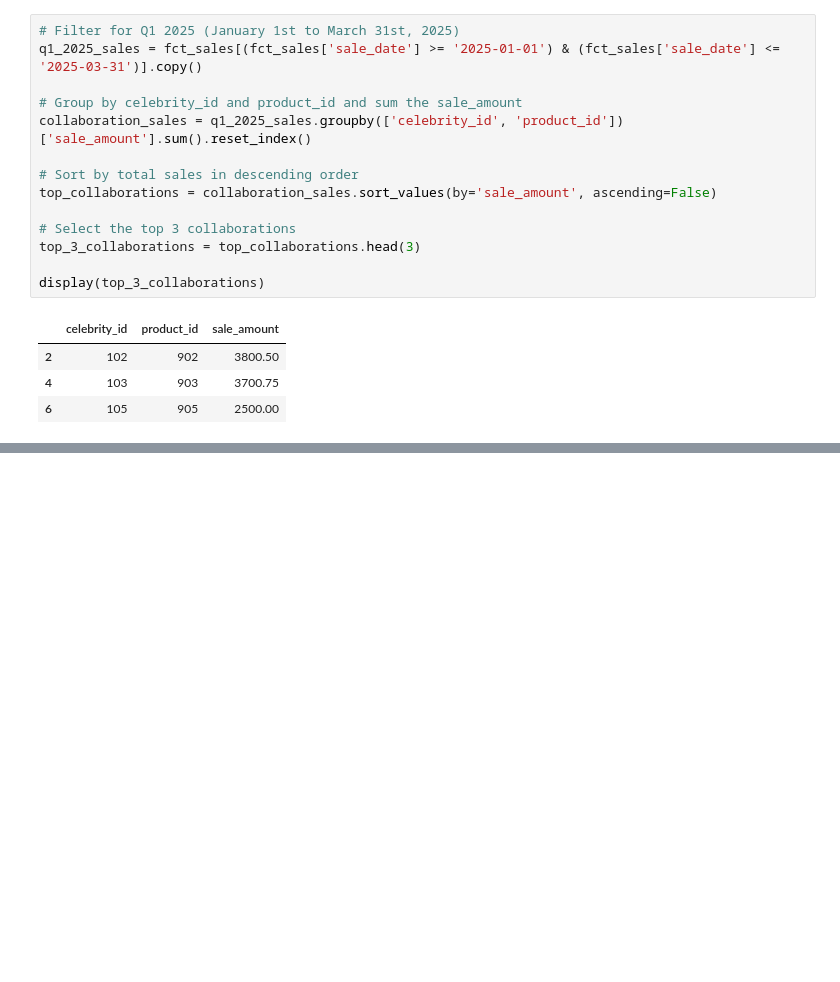
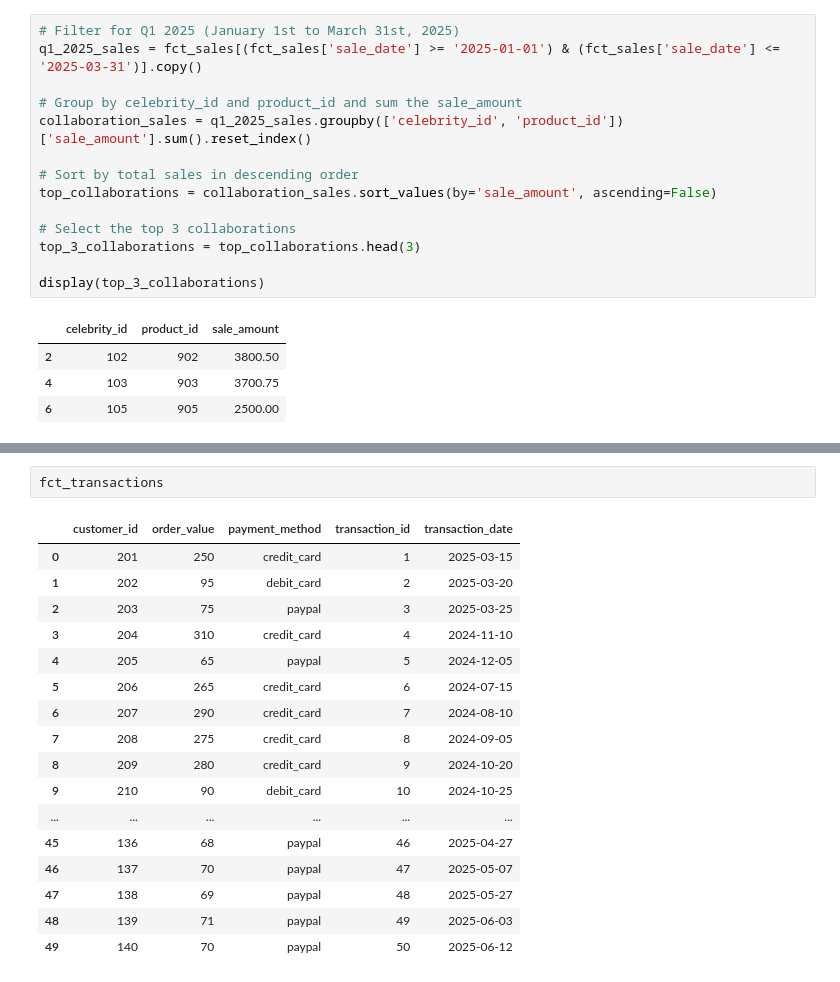
Before and after one commit to Haris-09/Python-Summer-Party-Challenge, a Jupyter notebook: Python_Summer_Party.ipynb, the cells around one changed output, grey strips where cells are left out. Saved outputs shown, nothing was run; the diff lists cells and outputs as text; blank space fills up the shorter version.

```diff
--- a/Python_Summer_Party.ipynb
+++ b/Python_Summer_Party.ipynb
@@ -998,0 +1074,20 @@ display(top_3_collaborations)
+# %%
+fct_transactions
+# %% [output]
+|  | customer_id | order_value | payment_method | transaction_id | transaction_date |
+| 0 | 201 | 250 | credit_card | 1 | 2025-03-15 |
+| 1 | 202 | 95 | debit_card | 2 | 2025-03-20 |
+| 2 | 203 | 75 | paypal | 3 | 2025-03-25 |
+| 3 | 204 | 310 | credit_card | 4 | 2024-11-10 |
+| 4 | 205 | 65 | paypal | 5 | 2024-12-05 |
+| 5 | 206 | 265 | credit_card | 6 | 2024-07-15 |
+| 6 | 207 | 290 | credit_card | 7 | 2024-08-10 |
+| 7 | 208 | 275 | credit_card | 8 | 2024-09-05 |
+| 8 | 209 | 280 | credit_card | 9 | 2024-10-20 |
+| 9 | 210 | 90 | debit_card | 10 | 2024-10-25 |
+| ... | ... | ... | ... | ... | ... |
+| 45 | 136 | 68 | paypal | 46 | 2025-04-27 |
+| 46 | 137 | 70 | paypal | 47 | 2025-05-07 |
+| 47 | 138 | 69 | paypal | 48 | 2025-05-27 |
+| 48 | 139 | 71 | paypal | 49 | 2025-06-03 |
+| 49 | 140 | 70 | paypal | 50 | 2025-06-12 |
```
Also changed, not shown: parts of 18 cells of this notebook.
